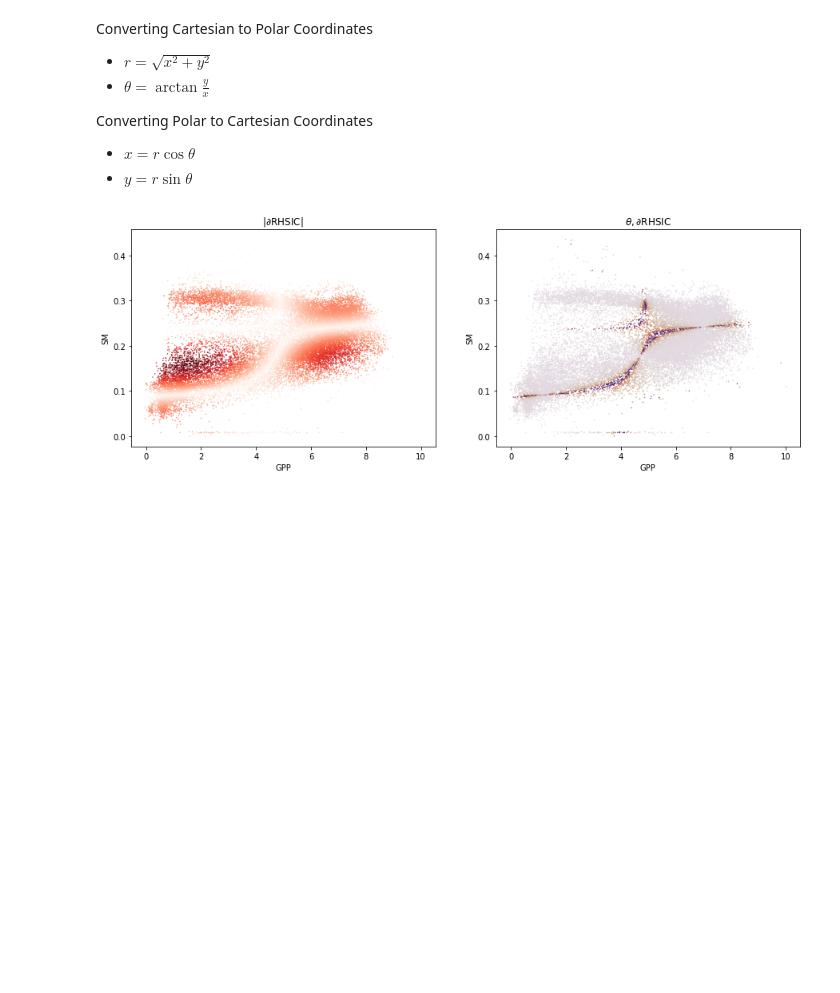
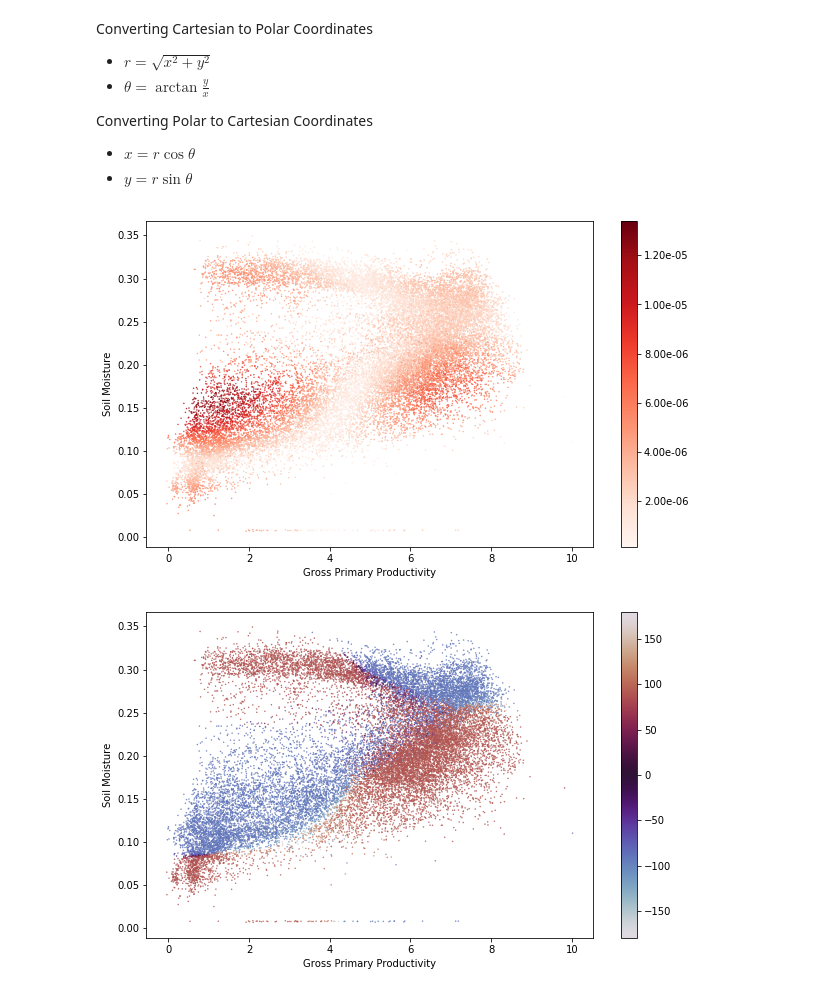
Before and after one commit to IPL-UV/sakame, a Jupyter notebook: notebooks/app_dependence_1_esdc_extraction.ipynb, the cells around one changed output. Cells and saved outputs as stored; diff of their text form; code cells hidden in the pictures; blank space fills up the shorter version.

```diff
--- a/notebooks/app_dependence_1_esdc_extraction.ipynb
+++ b/notebooks/app_dependence_1_esdc_extraction.ipynb
@@ -258,0 +313,6 @@ mod_sens, ang_sens = dict(), dict()
+# %%
+%%time
+
+mod_sens['lhsic'] = np.sqrt(np.abs(derX['lhsic']).mean(axis=1)**2 + np.abs(derY['lhsic']).mean(axis=1)**2)
+
+ang_sens['lhsic'] = (180 / np.pi) * np.arctan2(derY['lhsic'].mean(axis=1), derX['lhsic'].mean(axis=1))
@@ -299,5 +446,5 @@ Wall time: 4.58 s
 
 mod_sens['hsic'] = np.sqrt(np.abs(derX['hsic']).mean(axis=1)**2 + np.abs(derY['hsic']).mean(axis=1)**2)
 
-ang_sens['hsic'] = np.arctan( np.abs(derY['hsic']).mean(axis=1) / np.abs(derX['hsic']).mean(axis=1))
+ang_sens['hsic'] = (180 / np.pi) * np.arctan2( derY['hsic'].mean(axis=1), derX['hsic'].mean(axis=1))
 # %% [output]
@@ -386,7 +542,7 @@ plt.show()
 # %%
 %%time
 
-rhsic_model = RHSIC(kernel='rbf', n_features=1000, random_state=1234)
+rhsic_model = RHSIC(kernel_approx='rff', n_features=2000, random_state=1234, sub_sample=10000)
 
-rhsic_model.fit(X[:, None], Y[:, None]);
+rhsic_model.fit(X, Y);
 # %% [output]
@@ -413,5 +567,5 @@ Wall time: 42.3 s
 
 mod_sens['rhsic'] = np.sqrt(np.abs(derX['rhsic']).mean(axis=1)**2 + np.abs(derY['rhsic']).mean(axis=1)**2)
 
-ang_sens['rhsic'] = np.arctan( np.abs(derY['rhsic']).mean(axis=1) / np.abs(derX['rhsic']).mean(axis=1))
+ang_sens['rhsic'] = (180 / np.pi) * np.arctan2( derY['rhsic'].mean(axis=1), derX['rhsic'].mean(axis=1))
 # %% [output]
@@ -453,20 +586,29 @@ Converting Polar to Cartesian Coordinates
 * $x = r\cos{\theta}$
 * $y=r\sin{\theta}$
 # %%
-fig, ax = plt.subplots(figsize=(15, 5), nrows=1, ncols=2)
+fig, ax = plt.subplots(figsize=(10, 6))
 
-ax[0].scatter(X, Y, c=mod_sens['rhsic'], cmap=plt.cm.get_cmap('Reds'), s=0.2)
-ax[0].set_xlabel('GPP')
-ax[0].set_ylabel("SM")
-ax[0].set_title(r'|$\partial$RHSIC|')
+p = ax.scatter(X.mean(axis=1), Y.mean(axis=1), c=mod_sens['rhsic'], cmap=plt.cm.get_cmap('Reds'), s=0.2)
+plt.colorbar(p, label='', format='%.2e')
+ax.set_xlabel('Gross Primary Productivity')
+ax.set_ylabel("Soil Moisture")
+save_plt_name = 'rhsic_scatter_mod'
+plt.savefig(figures_path + save_plt_name + '.png', transparent=True)
+plt.show()
 
-ax[1].scatter(X, Y, c=ang_sens['rhsic'], cmap=plt.cm.get_cmap('twilight'), s=0.2)
-ax[1].set_xlabel('GPP')
-ax[1].set_ylabel("SM")
-ax[1].set_title(r'$\theta,\partial$RHSIC')
+
+fig, ax = plt.subplots(figsize=(10, 6))
+
+p = ax.scatter(X.mean(axis=1), Y.mean(axis=1), c=ang_sens['rhsic'], cmap=plt.cm.get_cmap('twilight'), s=0.2)
+plt.colorbar(p)
+ax.set_xlabel('Gross Primary Productivity')
+ax.set_ylabel("Soil Moisture")
+save_plt_name = 'rhsic_scatter_angle'
+plt.savefig(figures_path + save_plt_name + '.png', transparent=True)
 plt.show()
 # %% [output]
-[figure, old version]
+[figure, new version]
+[figure, added]
 # %%
 vis_df = pd.DataFrame({
     'lat': lat,
```
Also changed, not shown: parts of 38 cells of this notebook, 21 other files.
